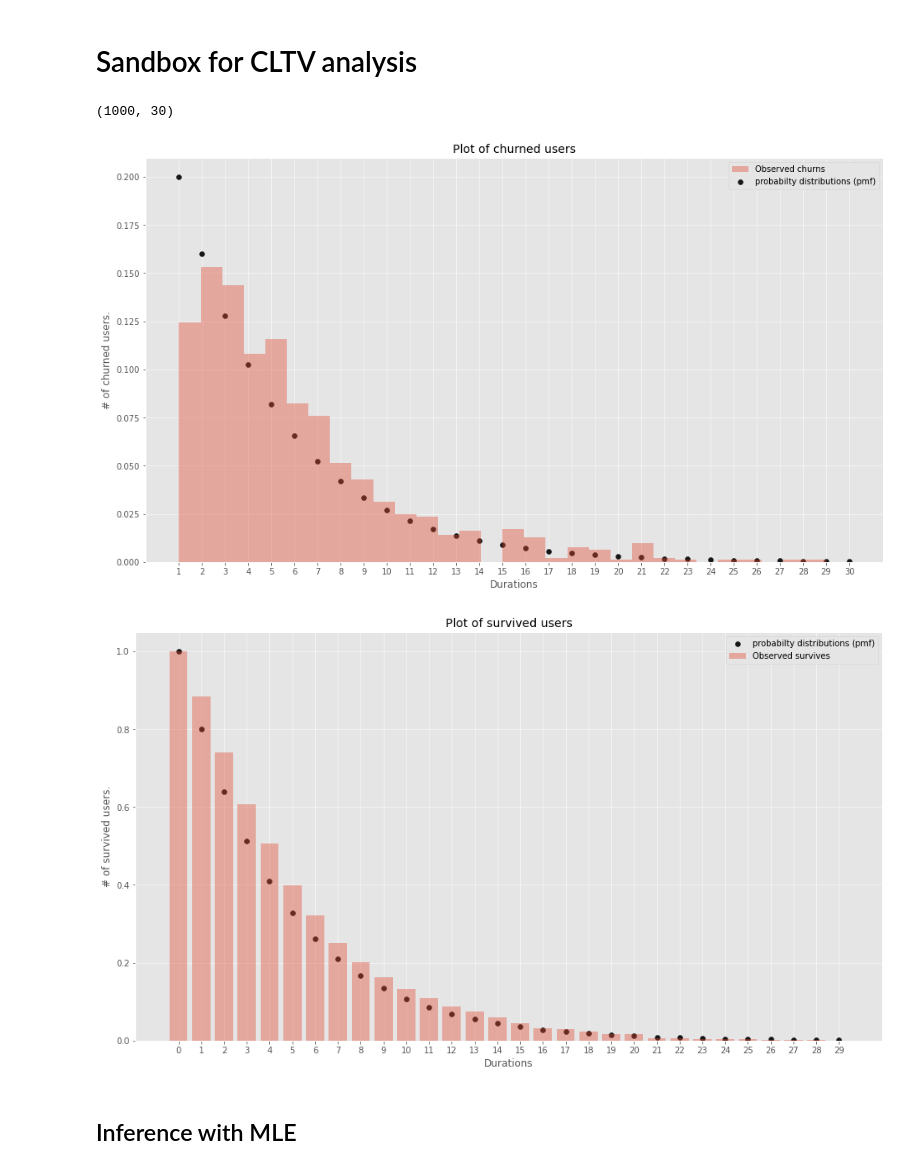
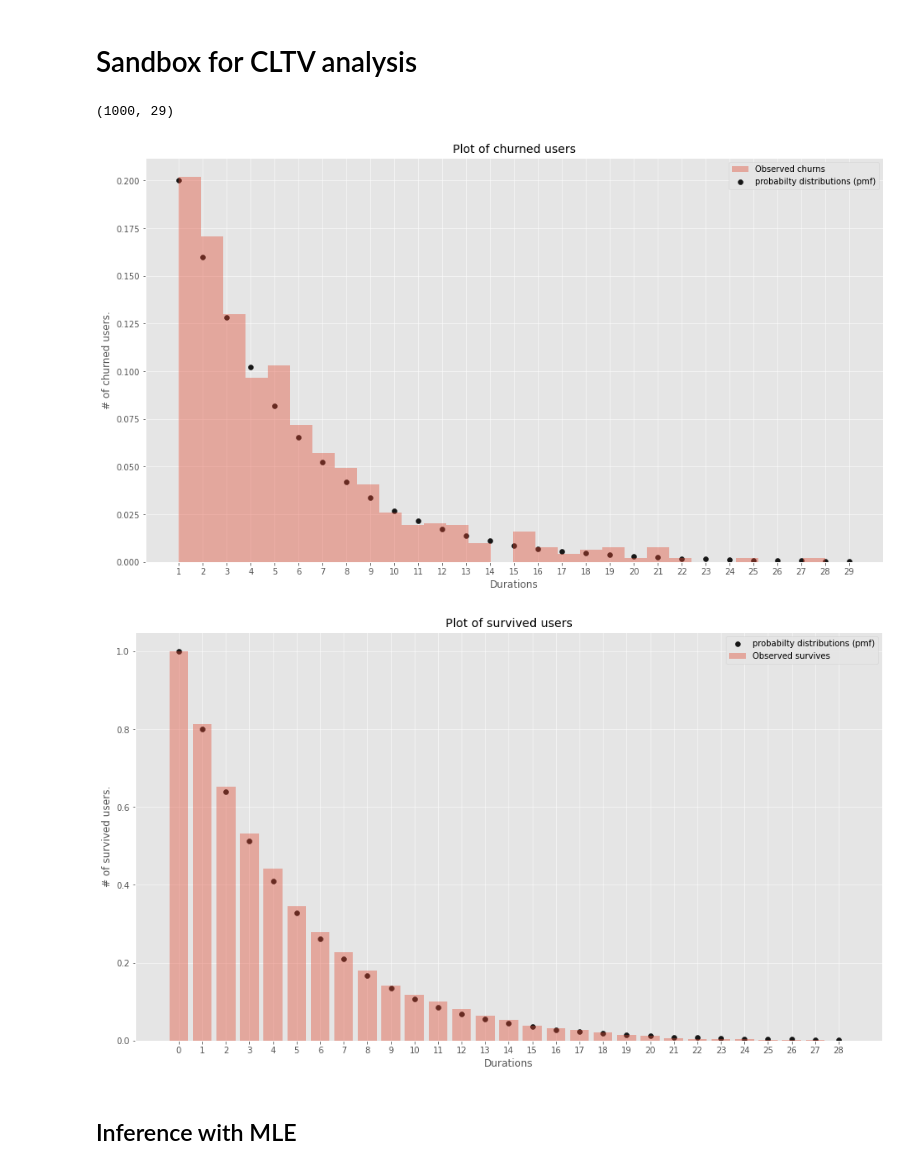
Before and after one commit to yukoga/cltv_contractual_with_jax, a Jupyter notebook: notebooks/cltv_mle.ipynb, the cells around one changed output. Cells and saved outputs as stored; diff of their text form; code cells hidden in the pictures.

```diff
--- a/notebooks/cltv_mle.ipynb
+++ b/notebooks/cltv_mle.ipynb
@@ -29,24 +29,23 @@ def init_variables(to_delete: list) -> None:
 # %%
 theta_true = 0.2
 
-# ds, data = DummySubscriptions(p=.2, size=1000)()
-ds, data = DummySubscriptions(p=theta_true, size=1000, noise={'lam': 0.5})()
+ds, data = DummySubscriptions(p=.2, size=1000)()
 # %%
 data.shape
 # %% [output]
-(1000, 30)
+(1000, 29)
 # %%
 df = ds.to_pandas()
 # %%
-ax = plot_churns(df, theta=.2, density=True)
+ax = plot_churns(df, theta=.2, kind='hist', density=True)
 plt.show()
 # %% [output]
-[figure, old version]
+[figure, new version]
 # %%
 ax = plot_survives(df, theta=.2, density=True)
 plt.show()
 # %% [output]
-[figure, old version]
+[figure, new version]
 # %% [markdown]
 ## Inference with MLE
 # %%
```
Also changed, not shown: parts of 25 cells of this notebook, 2 other files.
